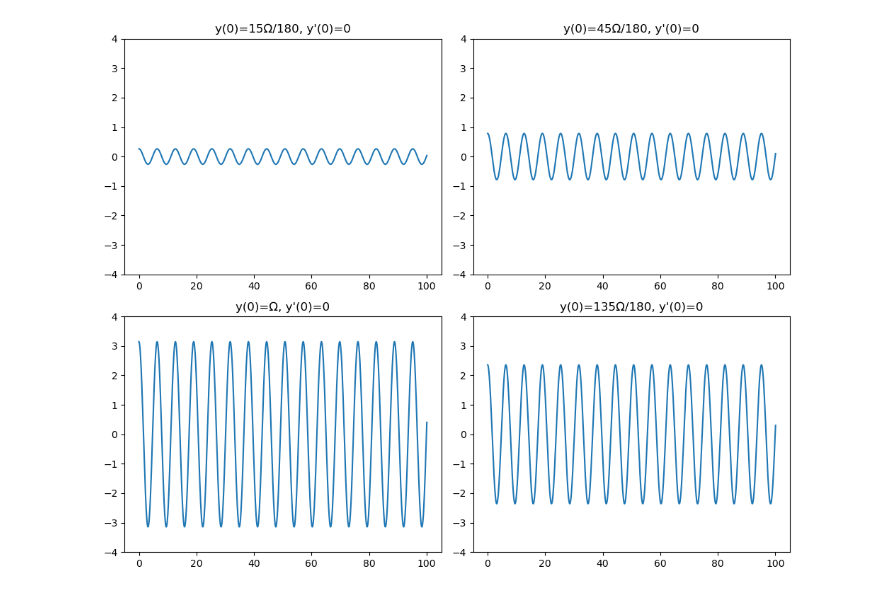
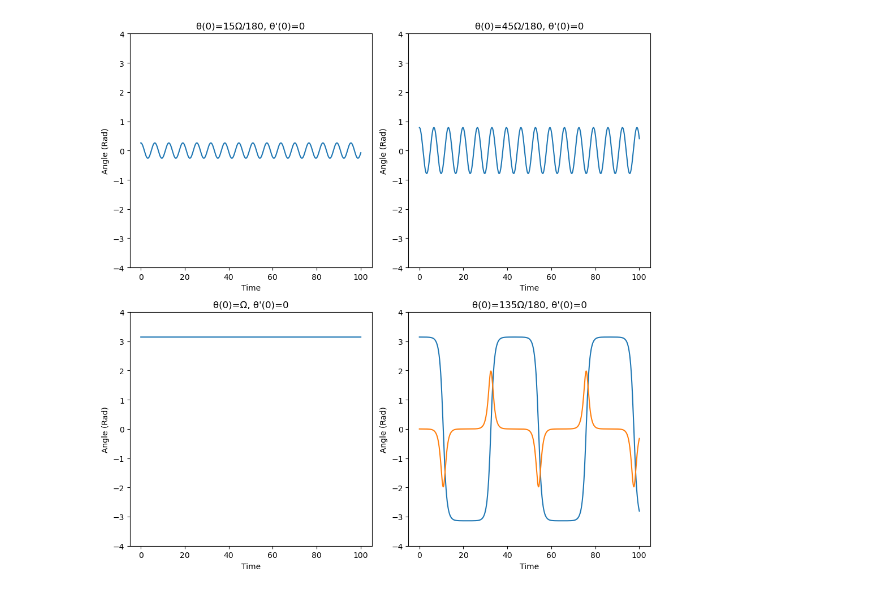
Before and after one commit to gladstonjoseph/learn_calc, a Jupyter notebook: pendulum.ipynb, the cells around one changed output. Cells and saved outputs as stored; diff of their text form; code cells hidden in the pictures.

```diff
--- a/pendulum.ipynb
+++ b/pendulum.ipynb
@@ -4,6 +4,8 @@ import numpy as np
 from matplotlib import pyplot as plt
 import math
 # %%
+# Fix this function
+
 def get_2nd_order_sol(c, y_0, y_d_0, b=0, t_del=0.01):
 
     time = np.arange(0, 100.1, t_del)
@@ -11,9 +13,9 @@ def get_2nd_order_sol(c, y_0, y_d_0, b=0, t_del=0.01):
     y[0] = y_0  # math.pi  # (45 * math.pi) / 180
     y_d = [None] * len(time)
     y_d[0] = y_d_0  # 0
-    y_dd = [np.nan] * len(time)
+    y_dd = [None] * len(time)
 
-    y_dd[0] = -(b * y_d[0]) - (c * y[0])
+    y_dd[0] = -(b * y_d[0]) - (c * math.sin(y[0]))
 
     df_og = pd.DataFrame({'time': time, 'y': y, 'y_d': y_d, 'y_dd': y_dd})
 
@@ -28,7 +30,7 @@ def get_2nd_order_sol(c, y_0, y_d_0, b=0, t_del=0.01):
         return df.loc[index-1, 'y'] + (t_del * y_d_mean) + (((t_del**2)/2) * df.loc[index-1, 'y_dd'])
 
     def get_y_dd(df, index):
-        return -(b * df.loc[index, 'y_d']) - (c * df.loc[index, 'y'])
+        return -(b * df.loc[index, 'y_d']) - (c * math.sin(df.loc[index, 'y']))
 
 
     for index, row in df_og.iterrows():
@@ -54,34 +56,43 @@ ic_3 = get_2nd_order_sol(c=k,
                          y_0=math.pi,
                          y_d_0=0)
 ic_4 = get_2nd_order_sol(c=k,
-                         y_0=((135 * math.pi) / 180),
+                         y_0=((179.99 * math.pi) / 180),
                          y_d_0=0)
 # %%
 # plt.plot(ic_2['time'], ic_2['y'], label='y')
 # # plt.plot(df_og['time'], df_og['y_d'], label='y_d')
 # plt.legend()
 # plt.show()
 
-fig, axes = plt.subplots(2, 2, figsize=(10, 8))
+fig, axes = plt.subplots(2, 2, figsize=(10, 10))
 
 axes[0, 0].plot(ic_1['time'], ic_1['y'])
-axes[0, 0].set_title("y(0)=15Ω/180, y'(0)=0")
+axes[0, 0].set_title("θ(0)=15Ω/180, θ'(0)=0")
 axes[0, 0].set_ylim([-4, 4])
+axes[0, 0].set_xlabel('Time')
+axes[0, 0].set_ylabel('Angle (Rad)')
 
 axes[0, 1].plot(ic_2['time'], ic_2['y'])
-axes[0, 1].set_title("y(0)=45Ω/180, y'(0)=0")
+axes[0, 1].set_title("θ(0)=45Ω/180, θ'(0)=0")
 axes[0, 1].set_ylim([-4, 4])
+axes[0, 1].set_xlabel('Time')
+axes[0, 1].set_ylabel('Angle (Rad)')
 
 axes[1, 0].plot(ic_3['time'], ic_3['y'])
-axes[1, 0].set_title("y(0)=Ω, y'(0)=0")
+axes[1, 0].set_title("θ(0)=Ω, θ'(0)=0")
 axes[1, 0].set_ylim([-4, 4])
+axes[1, 0].set_xlabel('Time')
+axes[1, 0].set_ylabel('Angle (Rad)')
 
 axes[1, 1].plot(ic_4['time'], ic_4['y'])
-axes[1, 1].set_title("y(0)=135Ω/180, y'(0)=0")
+axes[1, 1].plot(ic_4['time'], ic_4['y_d'])
+axes[1, 1].set_title("θ(0)=135Ω/180, θ'(0)=0")
 axes[1, 1].set_ylim([-4, 4])
+axes[1, 1].set_xlabel('Time')
+axes[1, 1].set_ylabel('Angle (Rad)')
 
 plt.tight_layout()
 
 plt.show()
 # %% [output]
-[figure, old version]
+[figure, new version]
```
Also changed, not shown: 13 other files.
